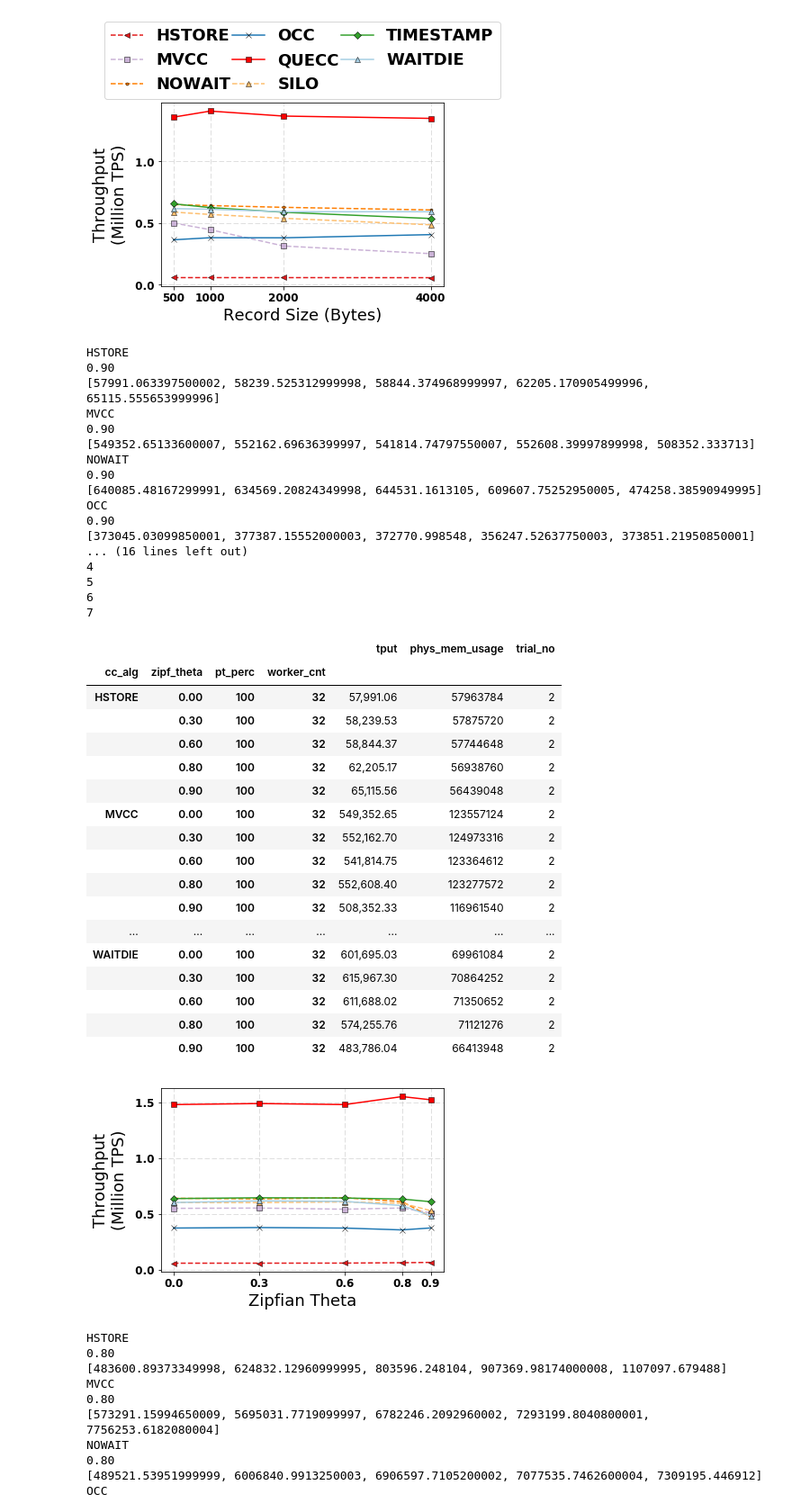
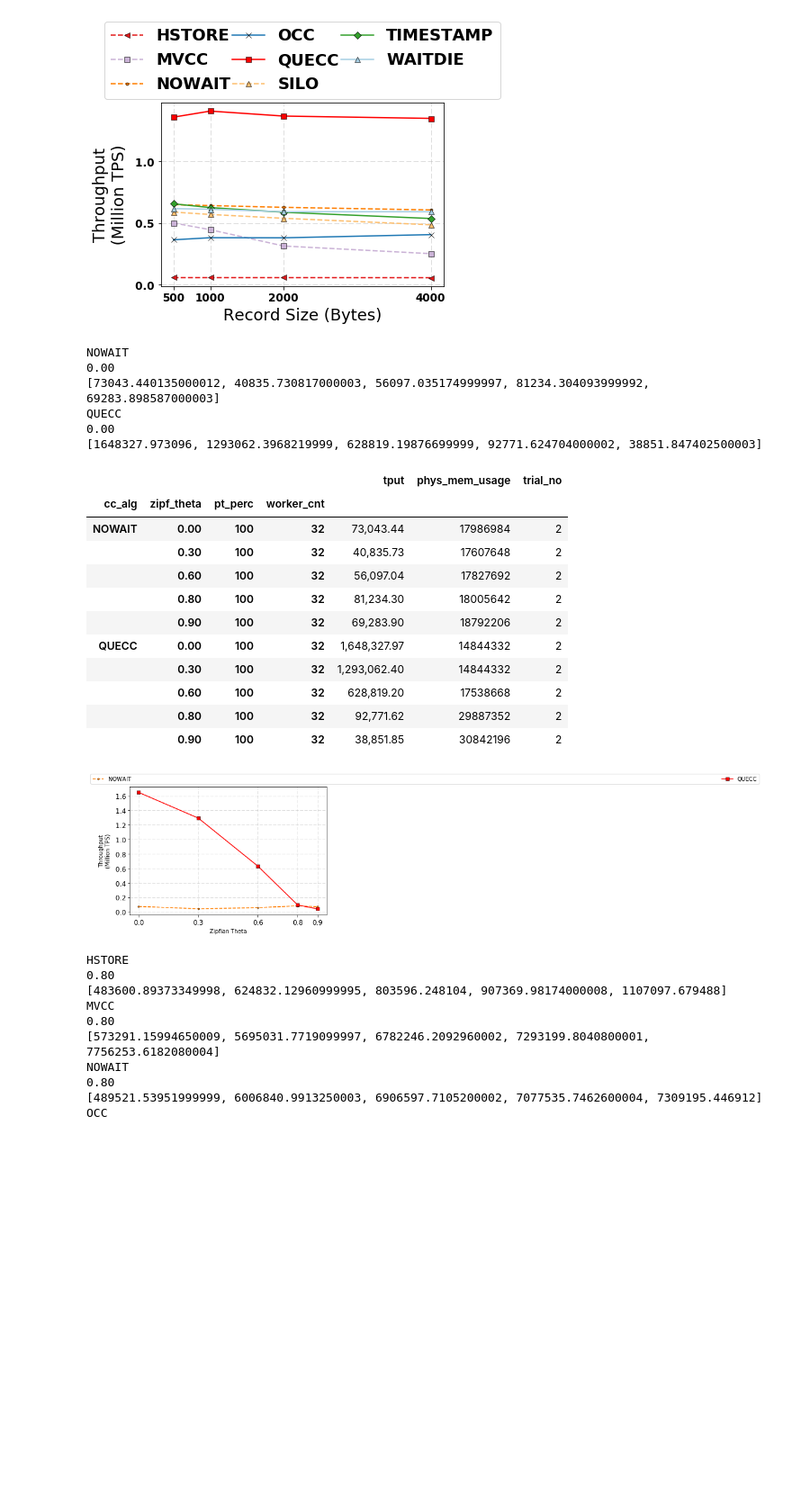
Before and after one commit to qadahtm/deneva, a Jupyter notebook: pynb/QueCC.ipynb, the cells around one changed output. Shown at 90% size. Cells and saved outputs as stored; diff of their text form; code cells hidden in the pictures; blank space fills up the shorter version.

```diff
--- a/pynb/QueCC.ipynb
+++ b/pynb/QueCC.ipynb
@@ -2924,12 +2959,12 @@ outfname = '{}ycsb-wtvar-thetapt8-GS32.pdf'.format(figoutdir)
 # ycsb_final_thetapt8_wtvar_set1_GS32
 # ycsb_final_thetapt8_wtvar_set2_GS32
 
-ycsb_data = "/Users/qadahtm/Dev/halstead/deneva_project/deneva/exp_results/ycsb_final_theta0pt8_wtvar_quecc_GS32"
+ycsb_data = "/Users/qadahtm/Dev/halstead/deneva_project/deneva/exp_results/ycsb_final_theta0_wtvar_quecc_GS32"
 ycsb_df = pd.DataFrame(parse_directory(ycsb_data));
-ycsb_data = "/Users/qadahtm/Dev/halstead/deneva_project/deneva/exp_results/ycsb_final_theta0_wtvar_set1_GS32"
-ycsb_df = pd.concat([ycsb_df,pd.DataFrame(parse_directory(ycsb_data))]);
-ycsb_data = "/Users/qadahtm/Dev/halstead/deneva_project/deneva/exp_results/ycsb_final_theta0_wtvar_set2_GS32"
-ycsb_df = pd.concat([ycsb_df,pd.DataFrame(parse_directory(ycsb_data))]);
+# ycsb_data = "/Users/qadahtm/Dev/halstead/deneva_project/deneva/exp_results/ycsb_final_theta0_wtvar_set1_GS32"
+# ycsb_df = pd.concat([ycsb_df,pd.DataFrame(parse_directory(ycsb_data))]);
+# ycsb_data = "/Users/qadahtm/Dev/halstead/deneva_project/deneva/exp_results/ycsb_final_theta0_wtvar_set2_GS32"
+# ycsb_df = pd.concat([ycsb_df,pd.DataFrame(parse_directory(ycsb_data))]);
 
 # ycsb_data = "/Users/qadahtm/Dev/halstead/deneva_project/deneva/exp_results/ycsb_final_thetapt8_wtvar_set1_GS32"
 # ycsb_df = pd.concat([ycsb_df,pd.DataFrame(parse_directory(ycsb_data))]);
@@ -3144,11 +3162,12 @@ ls = [{'marker':'s','linestyle':'-','color':'red'},
       {'marker':'s','linestyle':'--','color':'#cab2d6'},
       {'marker':'*','linestyle':'--','color':'#6a3d9a'},
       {'marker':'*','linestyle':'-','color':'#b15928'},
-      {'marker':'|','linestyle':'--','color':'#ffff99'}]
+      {'marker':'|','linestyle':'--','color':'#ffff99'},
+     {'marker':'s','linestyle':'--','color':'red'}]
 
 # ls = ['b^-', 'gx-', 'yo-', 'cD-', 'm2-', 'rs-', 'g<--', 'r^--', 'g^--', 'c^-', 'm^-', 'y^--' ]
 ls_dict = {'HSTORE':ls[6],'OCC':ls[2],'SILO':ls[7],'QUECC':ls[0],'NOWAIT':ls[8],
-           'TIMESTAMP':ls[4],'WAITDIE':ls[1],'MVCC':ls[9]}
+           'TIMESTAMP':ls[4],'WAITDIE':ls[1],'MVCC':ls[9],'QUECC-JEO3':ls[13],'QUECC-Lat99\'tile':ls[9], 'QUECC-AVG-Lat':ls[0]}
 # %%
 ##QueCC Plots -- Record size var - Throughput
 import matplotlib.ticker as ticker
@@ -3305,12 +3324,12 @@ outfname = '{}ycsb-thetavar-GS32.pdf'.format(figoutdir)
 # ycsb_final_thetavar_quecc_GS32
 # ycsb_final_thetavar_set1_GS32
 # ycsb_final_thetavar_set2_GS32
-ycsb_data = "/Users/qadahtm/Dev/halstead/deneva_project/deneva/exp_results/ycsb_final_thetavar_quecc_GS32"
+ycsb_data = "/Users/qadahtm/Dev/halstead/deneva_project/deneva/exp_results/ycsb_final_thetavar_quecc2_GS32"
 ycsb_df = pd.DataFrame(parse_directory(ycsb_data));
-ycsb_data = "/Users/qadahtm/Dev/halstead/deneva_project/deneva/exp_results/ycsb_final_thetavar_set1_GS32"
+ycsb_data = "/Users/qadahtm/Dev/halstead/deneva_project/deneva/exp_results/ycsb_final_thetavar_nowait_GS32"
 ycsb_df = pd.concat([ycsb_df,pd.DataFrame(parse_directory(ycsb_data))]);
-ycsb_data = "/Users/qadahtm/Dev/halstead/deneva_project/deneva/exp_results/ycsb_final_thetavar_set2_GS32"
-ycsb_df = pd.concat([ycsb_df,pd.DataFrame(parse_directory(ycsb_data))]);
+# ycsb_data = "/Users/qadahtm/Dev/halstead/deneva_project/deneva/exp_results/ycsb_final_thetavar_set2_GS32"
+# ycsb_df = pd.concat([ycsb_df,pd.DataFrame(parse_directory(ycsb_data))]);
 
 
 ycsb_df = ycsb_df[ycsb_df['tput'] != 0]
@@ -3360,70 +3379,53 @@ for a in algs:
     line_theta.append(t)
 
 doplot = True
 
 # if doplot:
 # pc = pc + 1
 plti = 110 + pc
 # print(plti)
 #     print(len(line_yvals))
 title_y_offset = -0.2
 ax = plt.subplot(111)
 for i in range(len(line_labels)):
 #     ls_tmp = ls[i]
     ls_tmp = ls_dict[line_labels[i]]
     ax.plot(line_xvals[i],line_yvals[i], marker=ls_tmp['marker'], linestyle=ls_tmp['linestyle'], color=ls_tmp['color'], markeredgewidth=0.5,markeredgecolor='black', label=line_labels[i])
     ax.yaxis.set_major_formatter(ticker.FormatStrFormatter('%4.1f'))
     ax.xaxis.set_major_formatter(ticker.FormatStrFormatter('%1.2f'))
     ax.set_ylabel('Throughput\n(Million TPS)')
     ax.set_xlabel('Zipfian Theta')
 
 plt.xticks(line_xvals[1],line_xvals[1], fontsize=12)
 plt.yticks(fontsize=12)
-# lgd = plt.legend(bbox_to_anchor=(-.2, 1.02, 3.4, .102),
-#            loc=8,ncol=12, mode="expand", borderaxespad=0.)
-# plt.subplots_adjust(top=0.92, bottom=0.08, left=0.10, right=0.95, hspace=0.25,
-#                     wspace=0.35)
+lgd = plt.legend(bbox_to_anchor=(-.2, 1.02, 3.4, .102),
+           loc=8,ncol=12, mode="expand", borderaxespad=0.)
+plt.subplots_adjust(top=0.92, bottom=0.08, left=0.10, right=0.95, hspace=0.25,
+                    wspace=0.35)
 plt.grid(True)
 plt.tight_layout()
 plt.savefig(outfname,format='pdf',bbox_extra_artists=(lgd,), bbox_inches='tight')
 grouped_f
 # %% [output]
-HSTORE
-0.90
-[57991.063397500002, 58239.525312999998, 58844.374968999997, 62205.170905499996, 65115.555653999996]
-MVCC
-0.90
-[549352.65133600007, 552162.69636399997, 541814.74797550007, 552608.39997899998, 508352.333713]
 NOWAIT
-0.90
-[640085.48167299991, 634569.20824349998, 644531.1613105, 609607.75252950005, 474258.38590949995]
-OCC
-0.90
-[373045.03099850001, 377387.15552000003, 372770.998548, 356247.52637750003, 373851.21950850001]
-... (16 lines left out)
-4
-5
-6
-7
+0.00
+[73043.440135000012, 40835.730817000003, 56097.035174999997, 81234.304093999992, 69283.898587000003]
+QUECC
+0.00
+[1648327.973096, 1293062.3968219999, 628819.19876699999, 92771.624704000002, 38851.847402500003]
 |  |  |  |  | tput | phys_mem_usage | trial_no |
 | cc_alg | zipf_theta | pt_perc | worker_cnt |  |  |  |
-| HSTORE | 0.00 | 100 | 32 | 57,991.06 | 57963784 | 2 |
-|  | 0.30 | 100 | 32 | 58,239.53 | 57875720 | 2 |
-|  | 0.60 | 100 | 32 | 58,844.37 | 57744648 | 2 |
-|  | 0.80 | 100 | 32 | 62,205.17 | 56938760 | 2 |
-|  | 0.90 | 100 | 32 | 65,115.56 | 56439048 | 2 |
-| MVCC | 0.00 | 100 | 32 | 549,352.65 | 123557124 | 2 |
-|  | 0.30 | 100 | 32 | 552,162.70 | 124973316 | 2 |
-|  | 0.60 | 100 | 32 | 541,814.75 | 123364612 | 2 |
-|  | 0.80 | 100 | 32 | 552,608.40 | 123277572 | 2 |
-|  | 0.90 | 100 | 32 | 508,352.33 | 116961540 | 2 |
-| ... | ... | ... | ... | ... | ... | ... |
-| WAITDIE | 0.00 | 100 | 32 | 601,695.03 | 69961084 | 2 |
-|  | 0.30 | 100 | 32 | 615,967.30 | 70864252 | 2 |
-|  | 0.60 | 100 | 32 | 611,688.02 | 71350652 | 2 |
-|  | 0.80 | 100 | 32 | 574,255.76 | 71121276 | 2 |
-|  | 0.90 | 100 | 32 | 483,786.04 | 66413948 | 2 |
+| NOWAIT | 0.00 | 100 | 32 | 73,043.44 | 17986984 | 2 |
+|  | 0.30 | 100 | 32 | 40,835.73 | 17607648 | 2 |
+|  | 0.60 | 100 | 32 | 56,097.04 | 17827692 | 2 |
+|  | 0.80 | 100 | 32 | 81,234.30 | 18005642 | 2 |
+|  | 0.90 | 100 | 32 | 69,283.90 | 18792206 | 2 |
+| QUECC | 0.00 | 100 | 32 | 1,648,327.97 | 14844332 | 2 |
+|  | 0.30 | 100 | 32 | 1,293,062.40 | 14844332 | 2 |
+|  | 0.60 | 100 | 32 | 628,819.20 | 17538668 | 2 |
+|  | 0.80 | 100 | 32 | 92,771.62 | 29887352 | 2 |
+|  | 0.90 | 100 | 32 | 38,851.85 | 30842196 | 2 |
-[figure, old version]
+[figure, new version]
 # %%
 ##QueCC Plots -- Request per transaction - optvar - Throughput
 import matplotlib.ticker as ticker
```
Also changed, not shown: parts of 8 cells of this notebook, 17 other files.
